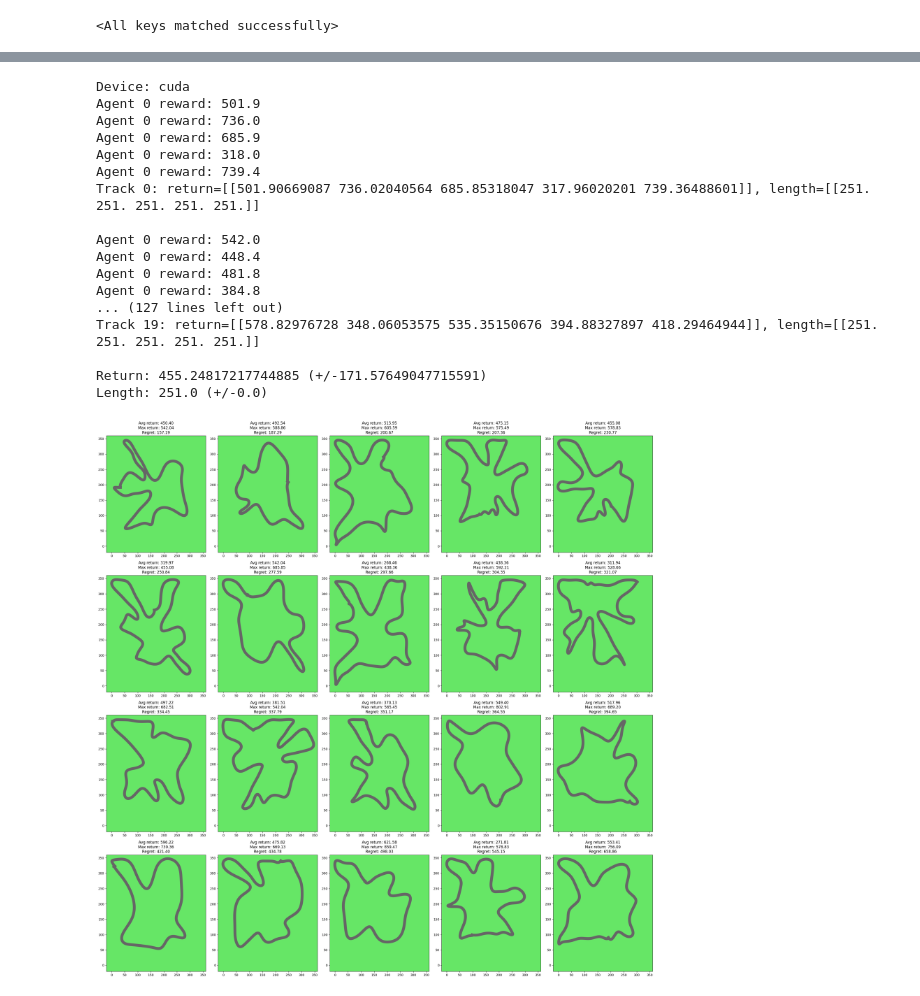
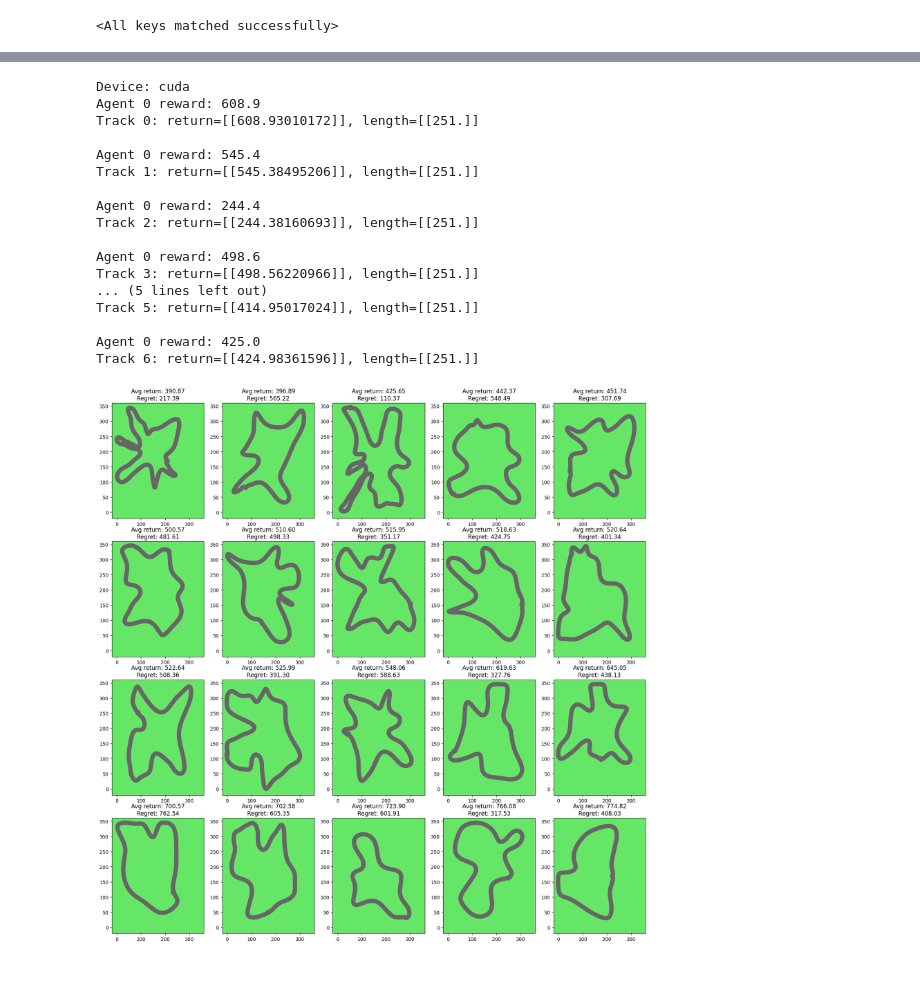
Before and after one commit to JuanJoseZapata/curriculum_learning_ws, a Jupyter notebook: scripts/track_generation/track_generation.ipynb, the cells around one changed output, grey strips where cells are left out. Drawn from its saved outputs; the diff is of its cells as text; code cells hidden in the pictures.

```diff
--- a/scripts/track_generation/track_generation.ipynb
+++ b/scripts/track_generation/track_generation.ipynb
@@ -229,8 +232,7 @@ def make_env():
     # env setup
     if track_name is None:
         env = multi_car_racing_bezier.parallel_env(n_agents=num_agents, use_random_direction=False,
-                                render_mode="state_pixels", discrete_action_space=discrete_actions, verbose=1,
-                                loaded_track=track)
+                                render_mode="human", discrete_action_space=discrete_actions, verbose=1)
     else:
         print("Track:", track_name)
         env = multi_car_racing_f1.parallel_env(n_agents=num_agents, use_random_direction=False,
@@ -307,7 +309,7 @@ frame_stack = 4
 seed = 123
 cuda = True
 num_episodes = 1  # Episodes per track
-num_envs = 5
+num_envs = 1
 num_tracks = 20
 
 # TRY NOT TO MODIFY: seeding
@@ -320,19 +322,14 @@ device = torch.device("cuda" if torch.cuda.is_available() and cuda else "cpu")
 print("Device:", device)
 
 # env setup
-def setup_env():
-    envs = concat_vec_envs(make_env, num_envs)
-    envs.single_observation_space = envs.observation_space
-    envs.single_action_space = envs.action_space
-    envs.is_vector_env = True
-    envs.single_observation_space = envs.observation_space
-    envs.single_action_space = envs.action_space
-    envs.is_vector_env = True
-    return envs
+envs = concat_vec_envs(make_env, num_envs)
+envs.single_observation_space = envs.observation_space
+envs.single_action_space = envs.action_space
+envs.is_vector_env = True
+envs.single_observation_space = envs.observation_space
+envs.single_action_space = envs.action_space
+envs.is_vector_env = True
 
-track = None
-envs = setup_env()
-envs.close()
 agent = Agent(envs).to(device)
 agent.load_state_dict(torch.load(model_path))
 
@@ -344,7 +341,9 @@ for track_i in range(num_tracks):
     vector = torch.randn(1, 24).to(device)
     track = generate_track(vae, vector)
     track_vectors.append(vector)
-    envs = setup_env()
+    for i, vec_env in enumerate(envs.vec_envs):
+        # Set track
+        envs.vec_envs[i].par_env.unwrapped.loaded_track = track
     next_obs, info = envs.reset(seed=seed)
     next_obs = torch.Tensor(next_obs).to(device)
     episode_return = np.zeros((num_agents, num_envs))
@@ -361,28 +360,26 @@ for track_i in range(num_tracks):
     returns.append(episode_return)
     lengths.append(episode_length)
 
-    envs.close()
-
 print(f"Return: {np.mean(returns)} (+/-{np.std(returns)})")
 print(f"Length: {np.mean(lengths)} (+/-{np.std(lengths)})")
 # %% [output]
 Device: cuda
-Agent 0 reward: 501.9
-Agent 0 reward: 736.0
-Agent 0 reward: 685.9
-Agent 0 reward: 318.0
-Agent 0 reward: 739.4
-Track 0: return=[[501.90669087 736.02040564 685.85318047 317.96020201 739.36488601]], length=[[251. 251. 251. 251. 251.]]
+Agent 0 reward: 608.9
+Track 0: return=[[608.93010172]], length=[[251.]]
 
-Agent 0 reward: 542.0
-Agent 0 reward: 448.4
-Agent 0 reward: 481.8
-Agent 0 reward: 384.8
-... (127 lines left out)
-Track 19: return=[[578.82976728 348.06053575 535.35150676 394.88327897 418.29464944]], length=[[251. 251. 251. 251. 251.]]
+Agent 0 reward: 545.4
+Track 1: return=[[545.38495206]], length=[[251.]]
 
-Return: 455.24817217744885 (+/-171.57649047715591)
-Length: 251.0 (+/-0.0)
+Agent 0 reward: 244.4
+Track 2: return=[[244.38160693]], length=[[251.]]
+
+Agent 0 reward: 498.6
+Track 3: return=[[498.56220966]], length=[[251.]]
+... (5 lines left out)
+Track 5: return=[[414.95017024]], length=[[251.]]
+
+Agent 0 reward: 425.0
+Track 6: return=[[424.98361596]], length=[[251.]]
 # %%
 returns = np.array(returns)[:,0,:]
 
@@ -392,16 +388,14 @@ regret = np.expand_dims(returns.max(axis=1), axis=-1) - returns
 regret = regret.max(axis=1)
 # %%
 # Get indices in ascending order
-indices = np.argsort(regret)
+indices = np.argsort(return_mean)
 # %%
 plt.figure(figsize=(20,20))
 
 for i, index in enumerate(indices):
     plt.subplot(4,5,i+1)
     track = generate_track(vae, track_vectors[index])
     plot_track(track)
-    plt.title(f"Avg return: {return_mean[index]:.2f}\nMax return: {return_max[index]:.2f}\nRegret: {regret[index]:.2f}")
-
-plt.tight_layout()
+    plt.title(f"Avg return: {return_mean[index]:.2f}\nRegret: {regret[index]:.2f}")
 # %% [output]
-[figure, old version]
+[figure, new version]
```
Also changed, not shown: parts of 3 cells of this notebook.
